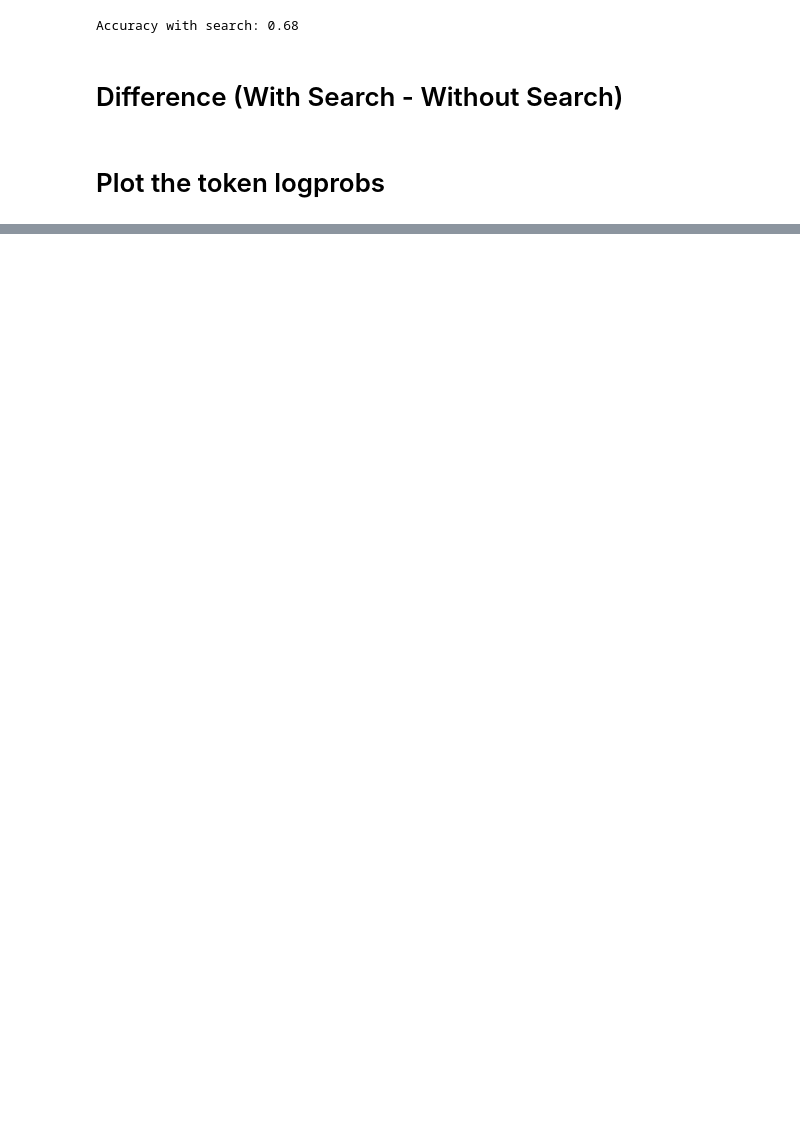
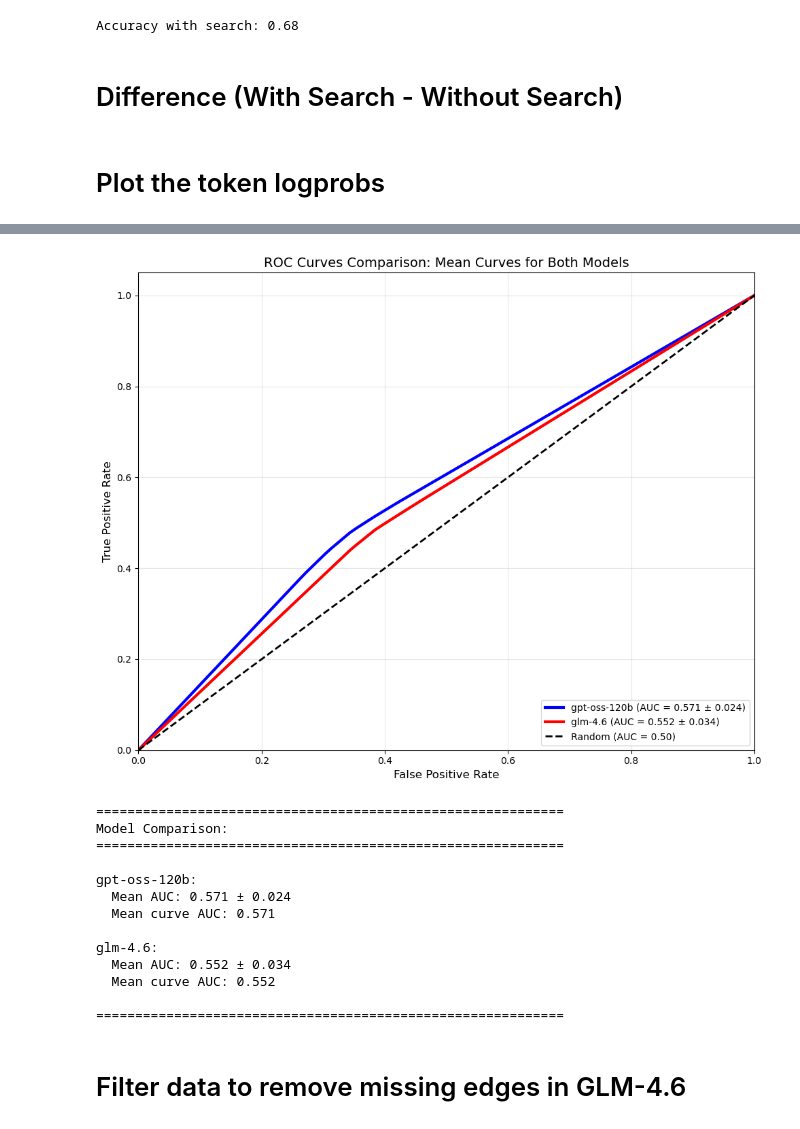
Before and after one commit to saezlab/ProClaim, a Jupyter notebook: grn_denoising/langgraph/evaluate.ipynb, the cells around one changed output, grey strips where cells are left out. Cells and saved outputs as stored; diff of their text form; code cells hidden in the pictures; blank space fills up the shorter version.

```diff
--- a/grn_denoising/langgraph/evaluate.ipynb
+++ b/grn_denoising/langgraph/evaluate.ipynb
@@ -489,0 +1045,54 @@ np.float64(0.5895258785793737)
+# %%
+# Combined plot with both models' average ROC curves
+plt.figure(figsize=(10, 8))
+
+# Plot gpt-oss-120b mean ROC curve
+plt.plot(mean_fpr, mean_tpr, color='b', linewidth=3,
+         label=f'{model} (AUC = {mean_auc:.3f} ± {np.std(auc_scores):.3f})')
+
+# Plot glm-4.6 mean ROC curve
+plt.plot(mean_fpr_glm, mean_tpr_glm, color='r', linewidth=3,
+         label=f'{model_glm} (AUC = {mean_auc_glm:.3f} ± {np.std(auc_scores_glm):.3f})')
+
+# Plot diagonal (random classifier)
+plt.plot([0, 1], [0, 1], 'k--', linewidth=2, label='Random (AUC = 0.50)')
+
+plt.xlabel('False Positive Rate', fontsize=12)
+plt.ylabel('True Positive Rate', fontsize=12)
+plt.title('ROC Curves Comparison: Mean Curves for Both Models', fontsize=14)
+plt.legend(loc='lower right', fontsize=10)
+plt.grid(alpha=0.3)
+plt.xlim([0.0, 1.0])
+plt.ylim([0.0, 1.05])
+plt.tight_layout()
+# plt.savefig('roc_curve_comparison_both_models.png', dpi=300, bbox_inches='tight')
+plt.show()
+
+# Print comparison statistics
+print(f"\n{'='*60}")
+print(f"Model Comparison:")
+print(f"{'='*60}")
+print(f"\n{model}:")
+print(f"  Mean AUC: {np.mean(auc_scores):.3f} ± {np.std(auc_scores):.3f}")
+print(f"  Mean curve AUC: {mean_auc:.3f}")
+print(f"\n{model_glm}:")
+print(f"  Mean AUC: {np.mean(auc_scores_glm):.3f} ± {np.std(auc_scores_glm):.3f}")
+print(f"  Mean curve AUC: {mean_auc_glm:.3f}")
+print(f"\n{'='*60}")
+# %% [output]
+[figure, added]
+============================================================
+Model Comparison:
+============================================================
+
+gpt-oss-120b:
+  Mean AUC: 0.571 ± 0.024
+  Mean curve AUC: 0.571
+
+glm-4.6:
+  Mean AUC: 0.552 ± 0.034
+  Mean curve AUC: 0.552
+
+============================================================
+# %% [markdown]
+# Filter data to remove missing edges in GLM-4.6
```
Also changed, not shown: parts of 42 cells of this notebook, 1 other file.
